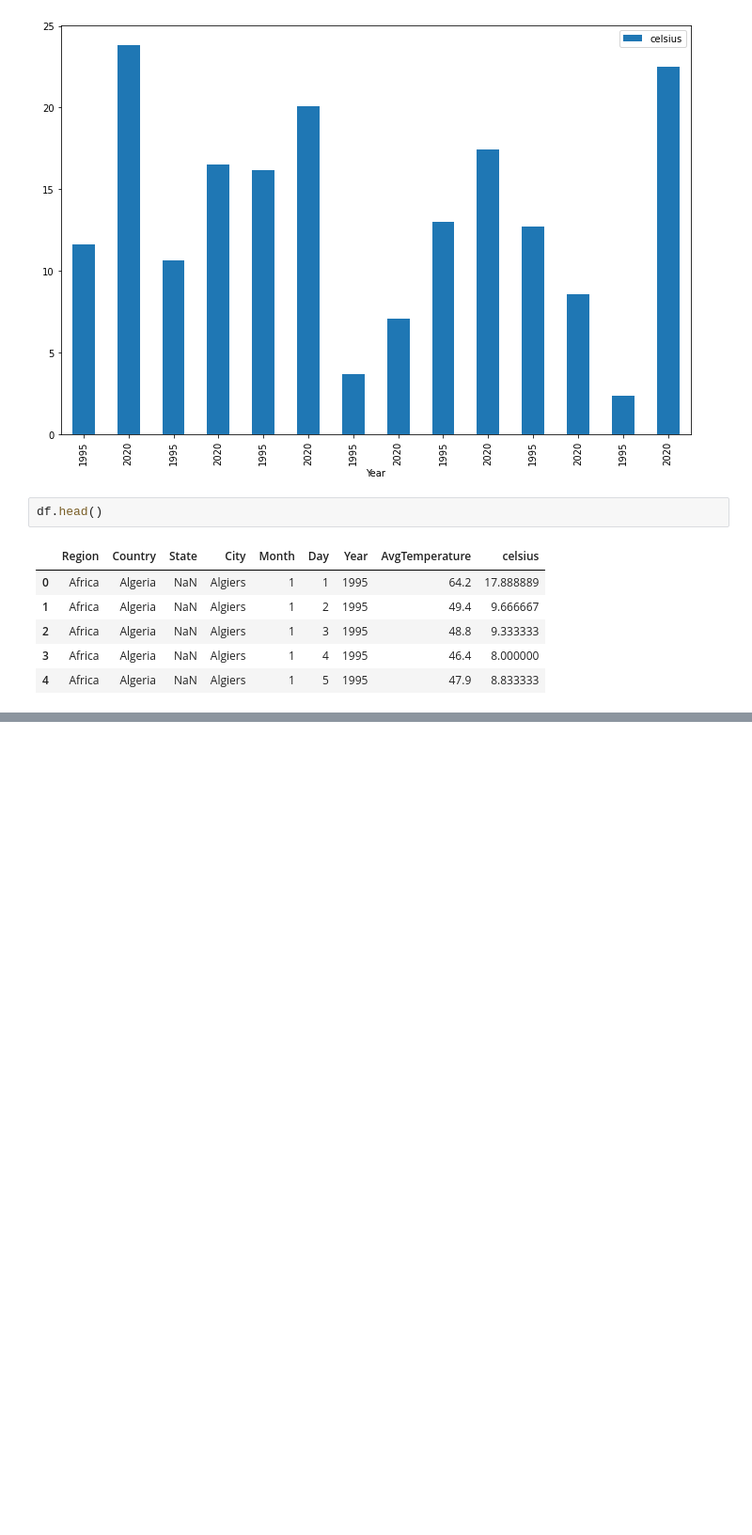
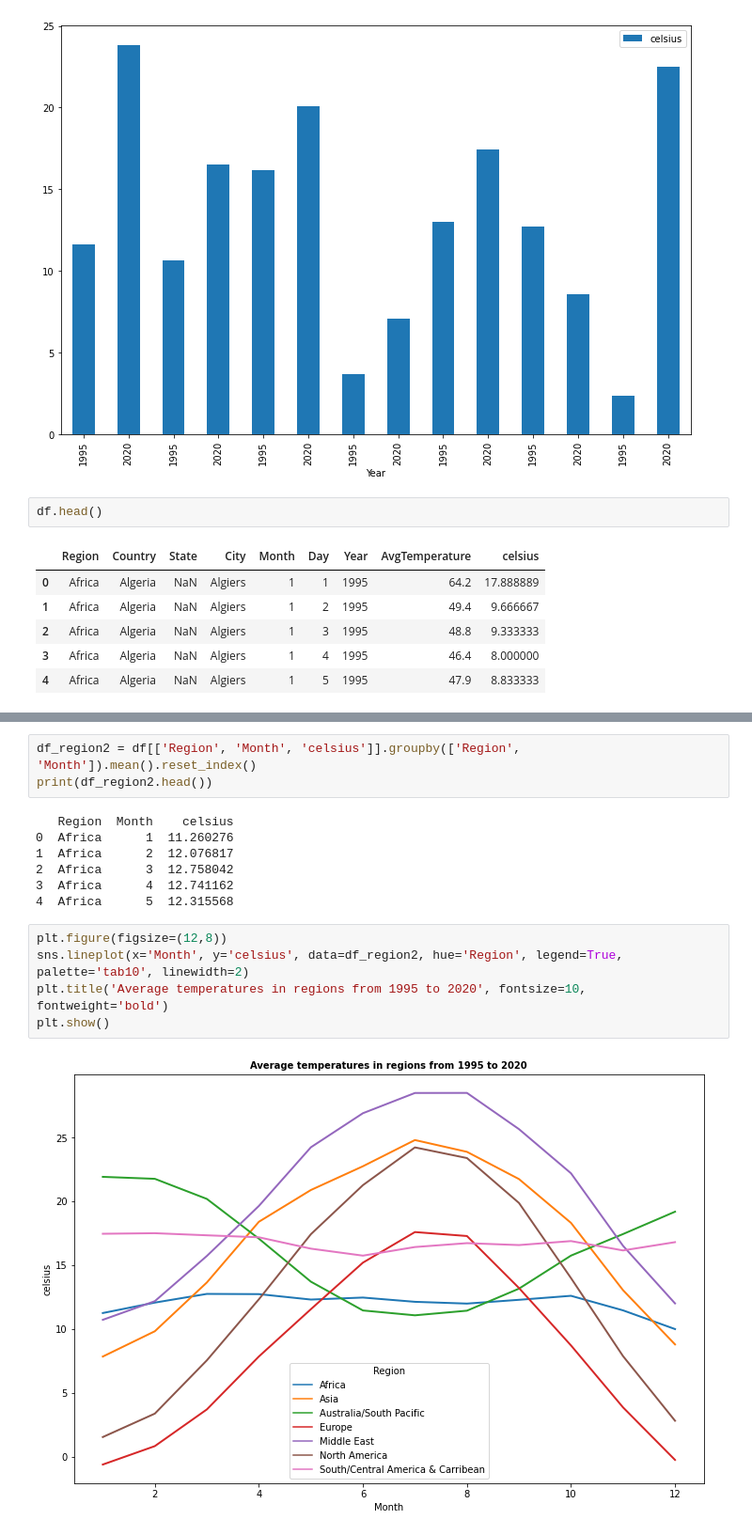
Before and after one commit to roblivesinottawa/analysis_climate_change_world, a Jupyter notebook: script.ipynb, the cells around one changed output, grey strips where cells are left out. Shown: that part at 94% size. Drawn from its saved outputs; the diff is of its cells as text; blank space fills up the shorter version.

```diff
--- a/script.ipynb
+++ b/script.ipynb
@@ -190,0 +207,17 @@ df.head()
+# %%
+df_region2 = df[['Region', 'Month', 'celsius']].groupby(['Region', 'Month']).mean().reset_index()
+print(df_region2.head())
+# %% [output]
+   Region  Month    celsius
+0  Africa      1  11.260276
+1  Africa      2  12.076817
+2  Africa      3  12.758042
+3  Africa      4  12.741162
+4  Africa      5  12.315568
+# %%
+plt.figure(figsize=(12,8))
+sns.lineplot(x='Month', y='celsius', data=df_region2, hue='Region', legend=True, palette='tab10', linewidth=2)
+plt.title('Average temperatures in regions from 1995 to 2020', fontsize=10, fontweight='bold')
+plt.show()
+# %% [output]
+[figure, added]
```
Also changed, not shown: parts of 7 cells of this notebook, 3 other files.
